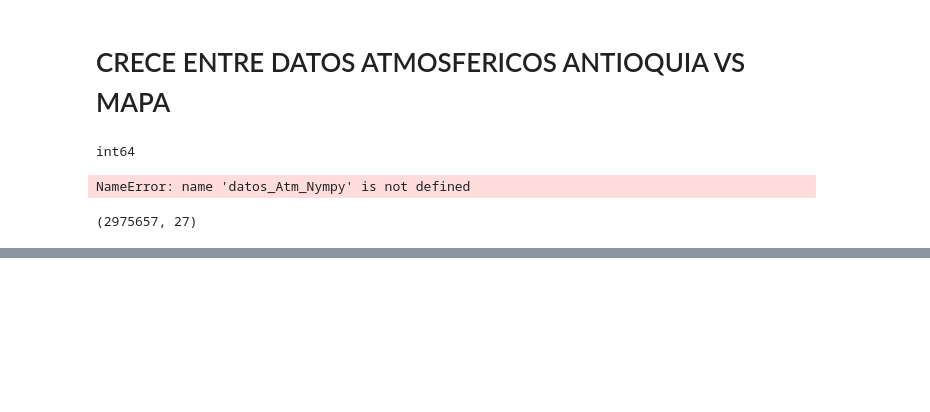
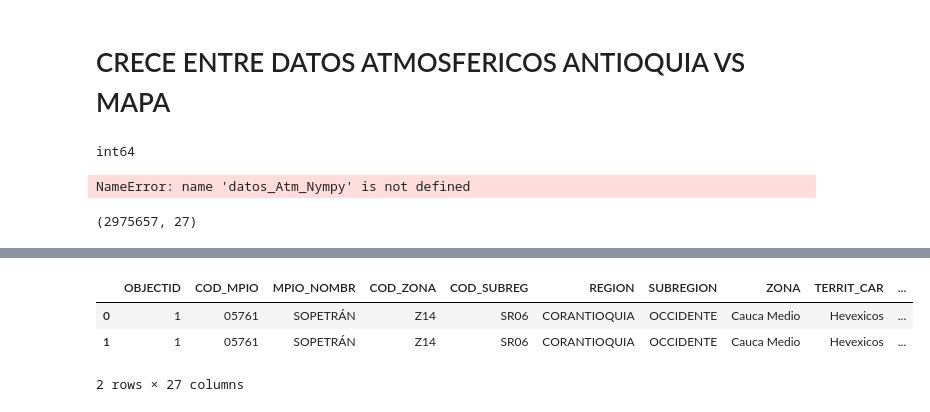
Before and after one commit to stijopa/Tesis, a Jupyter notebook: EDA_Tesis.ipynb, the cells around one changed output, grey strips where cells are left out. Cells and saved outputs as stored; diff of their text form; code cells hidden in the pictures; blank space fills up the shorter version.

```diff
--- a/EDA_Tesis.ipynb
+++ b/EDA_Tesis.ipynb
@@ -385,0 +363,7 @@ GEOSException: bad allocation
+# %%
+datos_relacionados.head(2)
+# %% [output]
+|  | OBJECTID | COD_MPIO | MPIO_NOMBR | COD_ZONA | COD_SUBREG | REGION | SUBREGION | ZONA | TERRIT_CAR | ... |
+| 0 | 1 | 05761 | SOPETRÁN | Z14 | SR06 | CORANTIOQUIA | OCCIDENTE | Cauca Medio | Hevexicos | ... |
+| 1 | 1 | 05761 | SOPETRÁN | Z14 | SR06 | CORANTIOQUIA | OCCIDENTE | Cauca Medio | Hevexicos | ... |
+2 rows × 27 columns
```
Also changed, not shown: parts of 4 cells of this notebook.
